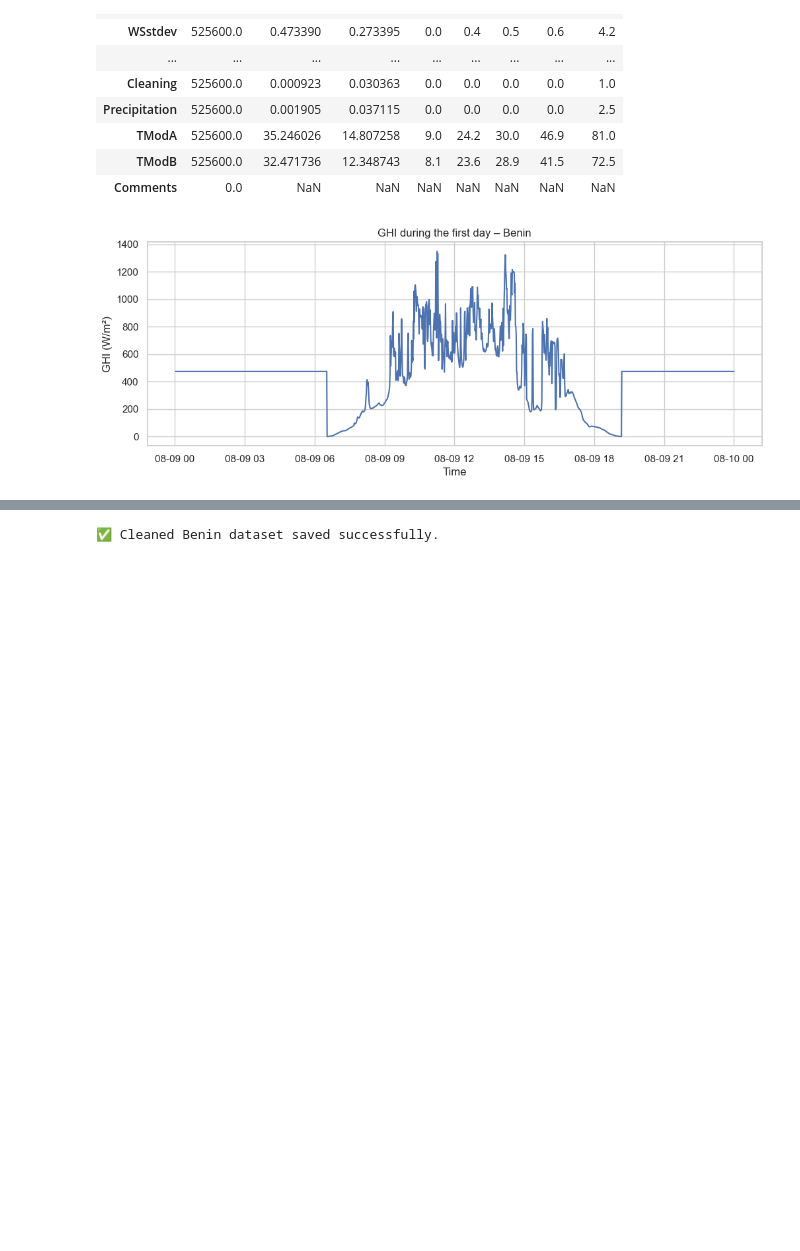
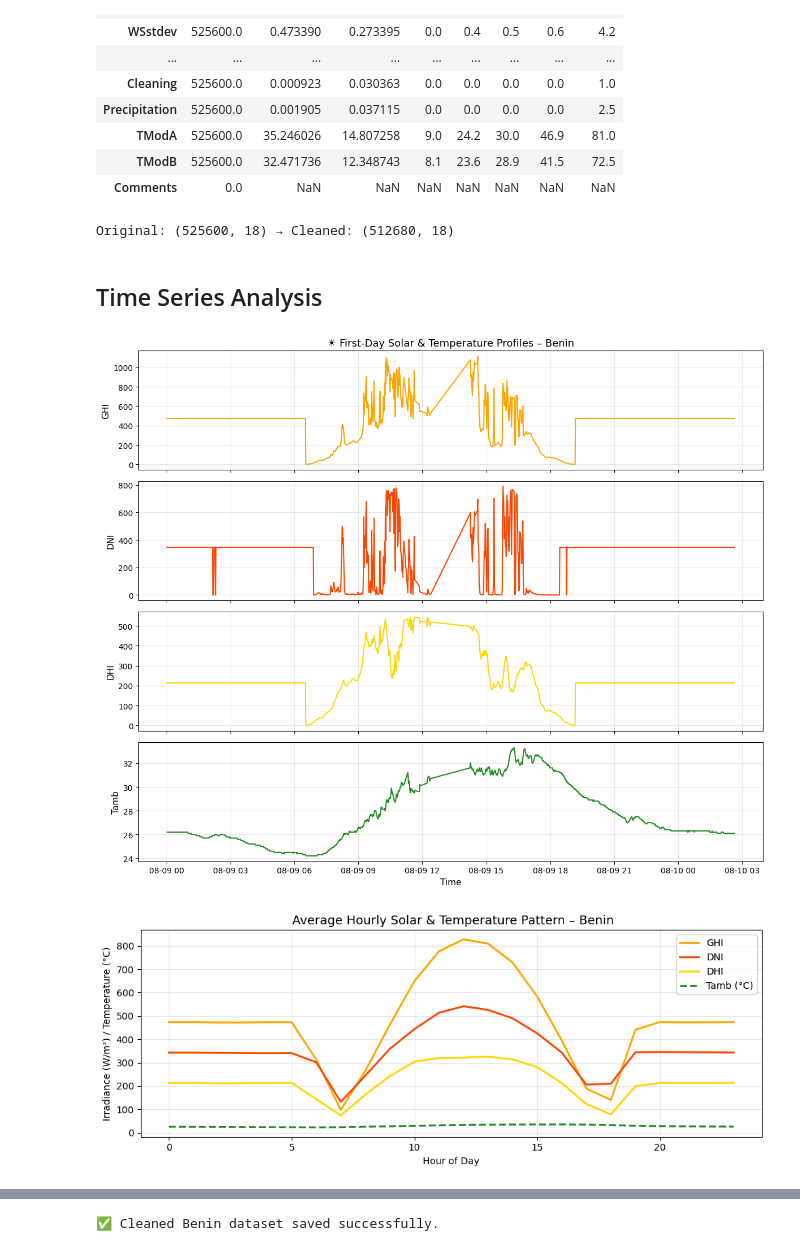
Before and after one commit to Bettey-k/solar-challenge-week1, a Jupyter notebook: notebooks/benin_eda.ipynb, the cells around one changed output, grey strips where cells are left out. Saved outputs shown, nothing was run; the diff lists cells and outputs as text; code cells hidden in the pictures; blank space fills up the shorter version.

Commit message:
clean structure of benin EDA

```diff
--- a/notebooks/benin_eda.ipynb
+++ b/notebooks/benin_eda.ipynb
@@ -56,30 +57,60 @@ df.describe().T
 | TModB | 525600.0 | 32.471736 | 12.348743 | 8.1 | 23.6 | 28.9 | 41.5 | 72.5 |
 | Comments | 0.0 | NaN | NaN | NaN | NaN | NaN | NaN | NaN |
 # %%
-import numpy as np
+df = df.drop(columns=["Comments"], errors="ignore")
 
-# 1. Drop the empty column
-df = df.drop(columns=["Comments"])
+irr_cols = ["GHI","DNI","DHI"]
+for c in irr_cols:
+    df.loc[df[c] < 0, c] = np.nan
+    df[c] = df[c].fillna(df[c].median())
 
-# 2. Fix negative solar values
-irr_cols = ["GHI", "DNI", "DHI"]
-for col in irr_cols:
-    df.loc[df[col] < 0, col] = np.nan  # mark as missing
+num_cols = ["GHI","DNI","DHI","ModA","ModB","WS","WSgust"]
+z = np.abs(stats.zscore(df[num_cols], nan_policy='omit'))
+df_clean = df[(z < 3).all(axis=1)]
 
-# 3. Fill those missing spots with the median value
-df[irr_cols] = df[irr_cols].fillna(df[irr_cols].median())
+print("Original:", df.shape, "→ Cleaned:", df_clean.shape)
+# %% [output]
+Original: (525600, 18) → Cleaned: (512680, 18)
+# %% [markdown]
+##  Time Series Analysis
 # %%
-# Solar Radiation over Time
-import matplotlib.pyplot as plt
+# Convert and sort timestamps
+df_clean["Timestamp"] = pd.to_datetime(df_clean["Timestamp"])
+df_clean = df_clean.sort_values("Timestamp")
 
-df["Timestamp"] = pd.to_datetime(df["Timestamp"])
-plt.figure(figsize=(12,4))
-plt.plot(df["Timestamp"][:1440], df["GHI"][:1440])
-plt.title("GHI during the first day – Benin")
-plt.xlabel("Time")
-plt.ylabel("GHI (W/m²)")
+# --- First 24 hours visualization
+day = df_clean.iloc[:1440]
+fig, axes = plt.subplots(4, 1, figsize=(12, 10), sharex=True)
+
+colors = ["#FFA500", "#FF4500", "#FFD700", "#228B22"]
+
+for ax, col, c in zip(axes, ["GHI", "DNI", "DHI", "Tamb"], colors):
+    ax.plot(day["Timestamp"], day[col], color=c, linewidth=1.5)
+    ax.set_ylabel(col, fontsize=11)
+    ax.grid(True, alpha=0.3)
+
+axes[0].set_title("☀️ First-Day Solar & Temperature Profiles – Benin", fontsize=13)
+axes[-1].set_xlabel("Time", fontsize=11)
+plt.tight_layout()
 plt.show()
-#This plot shows how solar radiation (GHI) changes over time — here,
-# just the first day (1,440 minutes = 24 hours).
+
+# --- Hourly averages
+df_clean["hour"] = df_clean["Timestamp"].dt.hour
+hourly = df_clean.groupby("hour")[["GHI", "DNI", "DHI", "Tamb"]].mean()
+
+plt.figure(figsize=(10, 4))
+plt.plot(hourly.index, hourly["GHI"], label="GHI", color="#FFA500", linewidth=2)
+plt.plot(hourly.index, hourly["DNI"], label="DNI", color="#FF4500", linewidth=2)
+plt.plot(hourly.index, hourly["DHI"], label="DHI", color="#FFD700", linewidth=2)
+plt.plot(hourly.index, hourly["Tamb"], label="Tamb (°C)", color="#228B22", linestyle="--", linewidth=2)
+
+plt.title(" Average Hourly Solar & Temperature Pattern – Benin", fontsize=13)
+plt.xlabel("Hour of Day")
+plt.ylabel("Irradiance (W/m²) / Temperature (°C)")
+plt.legend()
+plt.grid(True, alpha=0.3)
+plt.tight_layout()
+plt.show()
 # %% [output]
-[figure, old version]
+[figure, new version]
+[figure, added]
```
Also changed, not shown: parts of 15 cells of this notebook.
